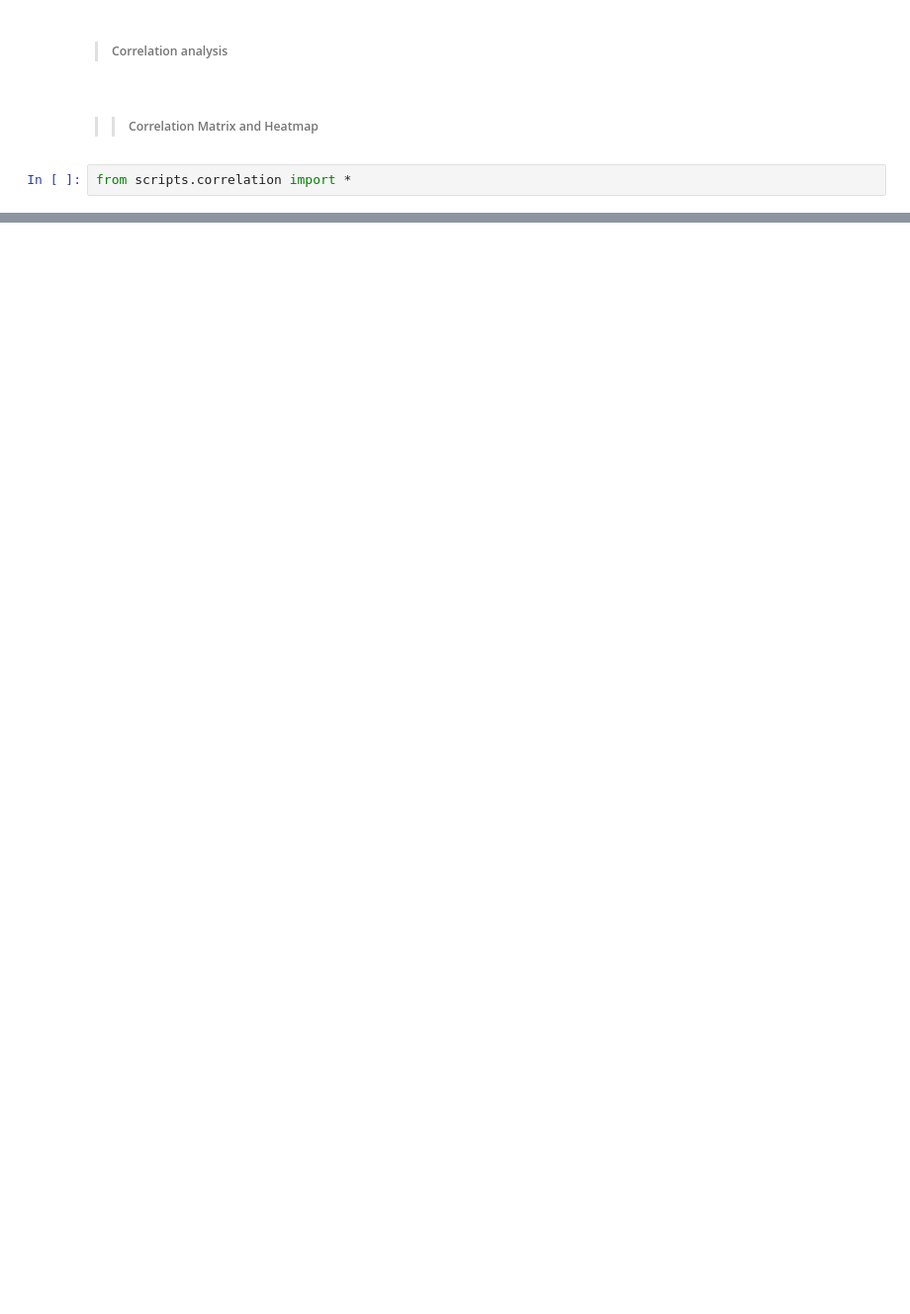
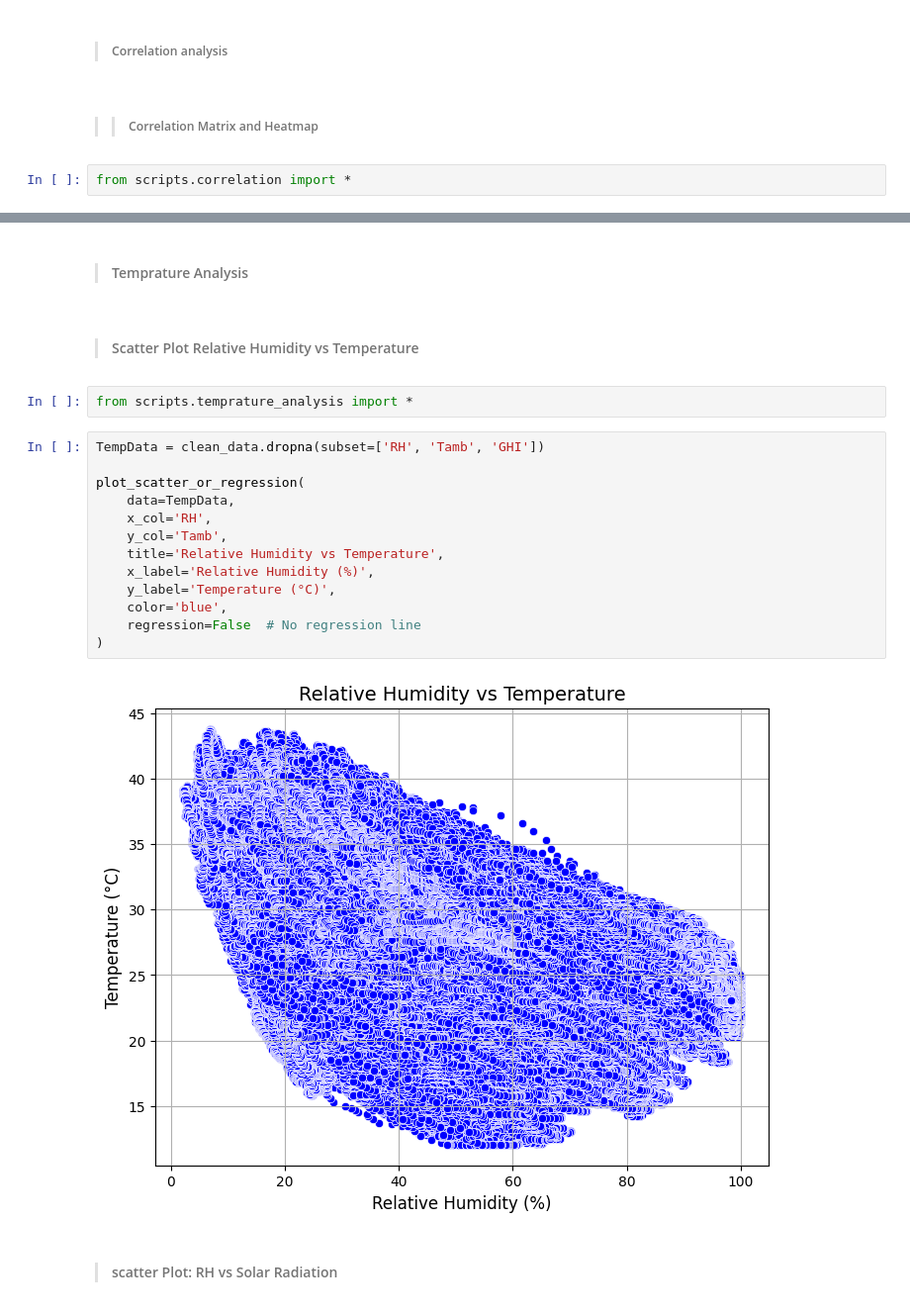
Before and after one commit to naolatomsa/Solar-Data-Discovery, a Jupyter notebook: notebooks/beninMalanville.ipynb, the cells around one changed output, grey strips where cells are left out. Shown at 99% size. Drawn from its saved outputs; the diff is of its cells as text; blank space fills up the shorter version.

```diff
--- a/notebooks/beninMalanville.ipynb
+++ b/notebooks/beninMalanville.ipynb
@@ -326,0 +339,23 @@ correlation_matrix = plot_correlation_heatmap(data, columns, title="Correlation
+# %% [markdown]
+>#### Temprature Analysis
+# %% [markdown]
+> #### Scatter Plot Relative Humidity vs Temperature
+# %%
+from scripts.temprature_analysis import *
+# %%
+TempData = clean_data.dropna(subset=['RH', 'Tamb', 'GHI'])
+
+plot_scatter_or_regression(
+    data=TempData,
+    x_col='RH',
+    y_col='Tamb',
+    title='Relative Humidity vs Temperature',
+    x_label='Relative Humidity (%)',
+    y_label='Temperature (°C)',
+    color='blue',
+    regression=False  # No regression line
+)
+# %% [output]
+[figure, added]
+# %% [markdown]
+> #### scatter Plot: RH vs Solar Radiation
```
Also changed, not shown: parts of 21 cells of this notebook.
